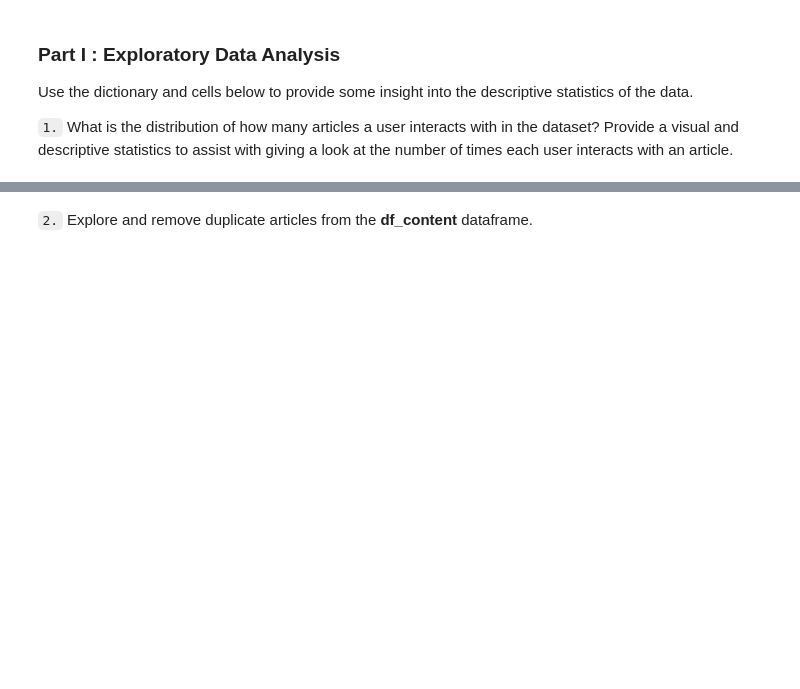
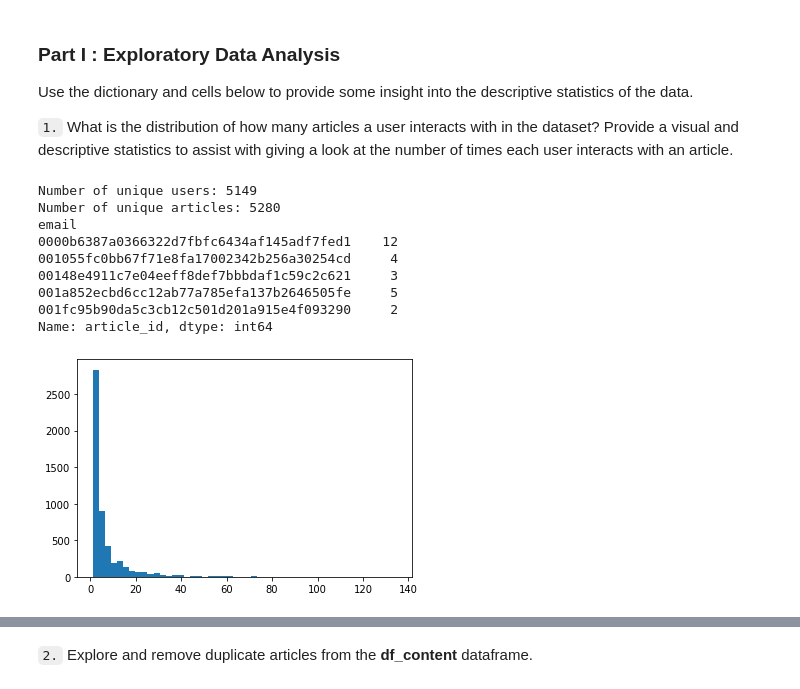
Before and after one commit to MaxBoykoII/ibm-article-recommender, a Jupyter notebook: Recommendations_with_IBM.ipynb, the cells around one changed output, grey strips where cells are left out. Saved outputs shown, nothing was run; the diff lists cells and outputs as text; code cells hidden in the pictures; blank space fills up the shorter version.

Commit message:
feat: Analyze user-article distribution

```diff
--- a/Recommendations_with_IBM.ipynb
+++ b/Recommendations_with_IBM.ipynb
@@ -51,3 +58,26 @@ df_content.head()
 Use the dictionary and cells below to provide some insight into the descriptive statistics of the data.
 
 `1.` What is the distribution of how many articles a user interacts with in the dataset?  Provide a visual and descriptive statistics to assist with giving a look at the number of times each user interacts with an article.
+# %%
+# Find the number of unique users
+print(f"Number of unique users: {pd.unique(df.email).size}")
+
+# Find the number of unique articles
+print(f"Number of unique articles: {df_content.size}")
+
+articles_by_user = df.groupby('email')['article_id'].apply(lambda x: x.drop_duplicates().size)
+print(articles_by_user.head())
+
+plt.hist(articles_by_user, bins=50)
+plt.show()
+# %% [output]
+Number of unique users: 5149
+Number of unique articles: 5280
+email
+0000b6387a0366322d7fbfc6434af145adf7fed1    12
+001055fc0bb67f71e8fa17002342b256a30254cd     4
+00148e4911c7e04eeff8def7bbbdaf1c59c2c621     3
+001a852ecbd6cc12ab77a785efa137b2646505fe     5
+001fc95b90da5c3cb12c501d201a915e4f093290     2
+Name: article_id, dtype: int64
+[figure, added]
```
Also changed, not shown: parts of 2 cells of this notebook.
